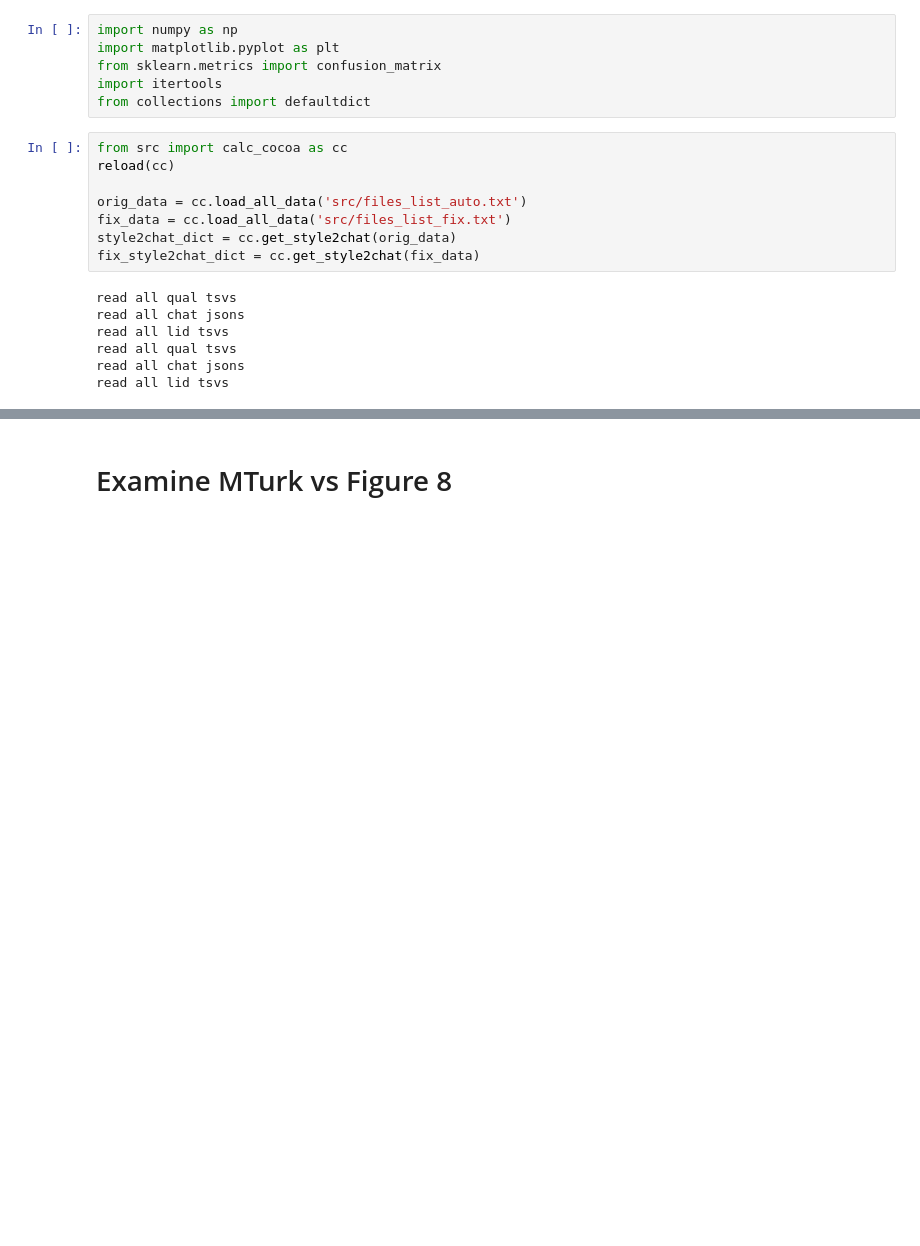
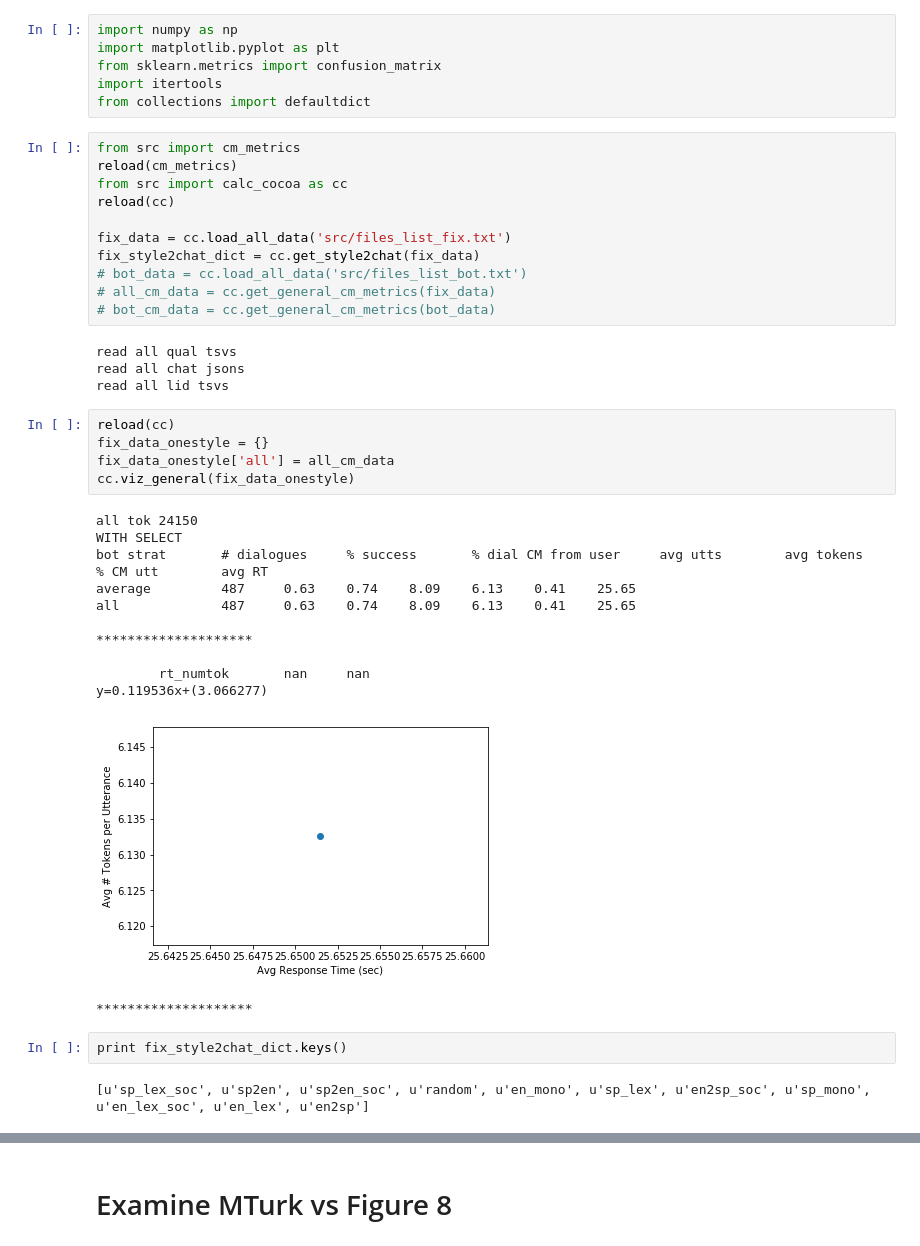
Before and after one commit to emilyahn/codemix, a Jupyter notebook: cocoa_metrics.ipynb, the cells around one changed output, grey strips where cells are left out. Saved outputs shown, nothing was run; the diff lists cells and outputs as text; blank space fills up the shorter version.

```diff
--- a/cocoa_metrics.ipynb
+++ b/cocoa_metrics.ipynb
@@ -5,17 +5,39 @@ from sklearn.metrics import confusion_matrix
 import itertools
 from collections import defaultdict
 # %%
+from src import cm_metrics
+reload(cm_metrics)
 from src import calc_cocoa as cc
 reload(cc)
 
-orig_data = cc.load_all_data('src/files_list_auto.txt')
 fix_data = cc.load_all_data('src/files_list_fix.txt')
-style2chat_dict = cc.get_style2chat(orig_data)
 fix_style2chat_dict = cc.get_style2chat(fix_data)
+# bot_data = cc.load_all_data('src/files_list_bot.txt')
+# all_cm_data = cc.get_general_cm_metrics(fix_data)
+# bot_cm_data = cc.get_general_cm_metrics(bot_data)
 # %% [output]
 read all qual tsvs
 read all chat jsons
 read all lid tsvs
-read all qual tsvs
-read all chat jsons
-read all lid tsvs
+# %%
+reload(cc)
+fix_data_onestyle = {}
+fix_data_onestyle['all'] = all_cm_data
+cc.viz_general(fix_data_onestyle)
+# %% [output]
+all tok 24150
+WITH SELECT
+bot strat       # dialogues     % success       % dial CM from user     avg utts        avg tokens      % CM utt        avg RT
+average         487     0.63    0.74    8.09    6.13    0.41    25.65
+all             487     0.63    0.74    8.09    6.13    0.41    25.65
+
+********************
+
+        rt_numtok       nan     nan
+y=0.119536x+(3.066277)
+[figure, added]
+********************
+# %%
+print fix_style2chat_dict.keys()
+# %% [output]
+[u'sp_lex_soc', u'sp2en', u'sp2en_soc', u'random', u'en_mono', u'sp_lex', u'en2sp_soc', u'sp_mono', u'en_lex_soc', u'en_lex', u'en2sp']
```
Also changed, not shown: parts of 44 cells of this notebook, 14 other files.
